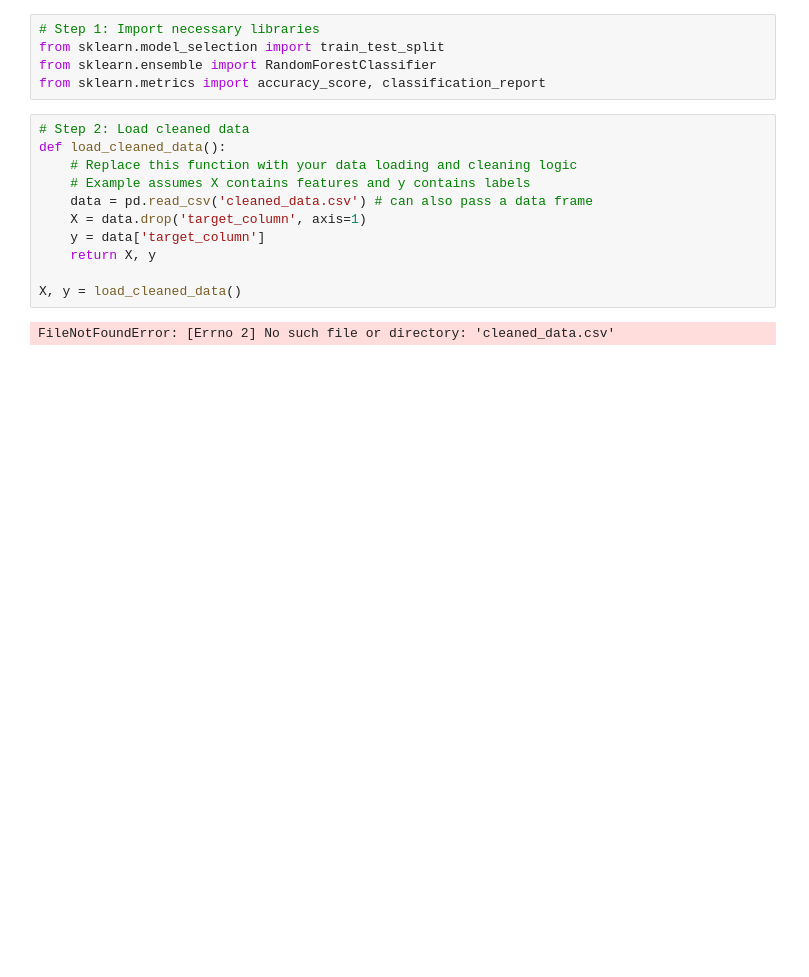
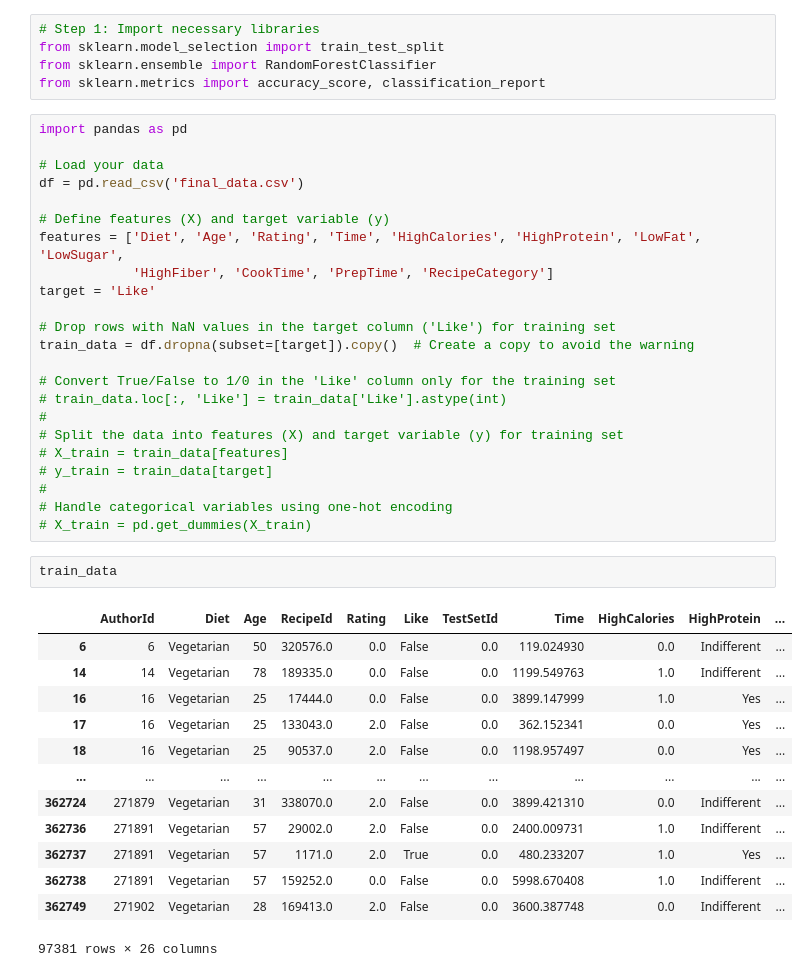
Before and after one commit to tusharkh12/AnalyticsCup, a Jupyter notebook: skilledShark_Submission.ipynb, the cells around one changed output. Cells and saved outputs as stored; diff of their text form; blank space fills up the shorter version.

Commit message:
data cleaned and a final_data.csv created training ML models added

```diff
--- a/skilledShark_Submission.ipynb
+++ b/skilledShark_Submission.ipynb
@@ -651,16 +727,42 @@ from sklearn.model_selection import train_test_split
 from sklearn.ensemble import RandomForestClassifier
 from sklearn.metrics import accuracy_score, classification_report
 # %%
-# Step 2: Load cleaned data
-def load_cleaned_data():
-    # Replace this function with your data loading and cleaning logic
-    # Example assumes X contains features and y contains labels
-    data = pd.read_csv('cleaned_data.csv') # can also pass a data frame
-    X = data.drop('target_column', axis=1)
-    y = data['target_column']
-    return X, y
+import pandas as pd
 
-X, y = load_cleaned_data()
+# Load your data
+df = pd.read_csv('final_data.csv')
+
+# Define features (X) and target variable (y)
+features = ['Diet', 'Age', 'Rating', 'Time', 'HighCalories', 'HighProtein', 'LowFat', 'LowSugar',
+            'HighFiber', 'CookTime', 'PrepTime', 'RecipeCategory']
+target = 'Like'
+
+# Drop rows with NaN values in the target column ('Like') for training set
+train_data = df.dropna(subset=[target]).copy()  # Create a copy to avoid the warning
+
+# Convert True/False to 1/0 in the 'Like' column only for the training set
+# train_data.loc[:, 'Like'] = train_data['Like'].astype(int)
+#
+# Split the data into features (X) and target variable (y) for training set
+# X_train = train_data[features]
+# y_train = train_data[target]
+#
+# Handle categorical variables using one-hot encoding
+# X_train = pd.get_dummies(X_train)
-# %% [output]
-FileNotFoundError: [Errno 2] No such file or directory: 'cleaned_data.csv'
+# %%
+train_data
+# %% [output]
+|  | AuthorId | Diet | Age | RecipeId | Rating | Like | TestSetId | Time | HighCalories | HighProtein | ... |
+| 6 | 6 | Vegetarian | 50 | 320576.0 | 0.0 | False | 0.0 | 119.024930 | 0.0 | Indifferent | ... |
+| 14 | 14 | Vegetarian | 78 | 189335.0 | 0.0 | False | 0.0 | 1199.549763 | 1.0 | Indifferent | ... |
+| 16 | 16 | Vegetarian | 25 | 17444.0 | 0.0 | False | 0.0 | 3899.147999 | 1.0 | Yes | ... |
+| 17 | 16 | Vegetarian | 25 | 133043.0 | 2.0 | False | 0.0 | 362.152341 | 0.0 | Yes | ... |
+| 18 | 16 | Vegetarian | 25 | 90537.0 | 2.0 | False | 0.0 | 1198.957497 | 0.0 | Yes | ... |
+| ... | ... | ... | ... | ... | ... | ... | ... | ... | ... | ... | ... |
+| 362724 | 271879 | Vegetarian | 31 | 338070.0 | 2.0 | False | 0.0 | 3899.421310 | 0.0 | Indifferent | ... |
+| 362736 | 271891 | Vegetarian | 57 | 29002.0 | 2.0 | False | 0.0 | 2400.009731 | 1.0 | Indifferent | ... |
+| 362737 | 271891 | Vegetarian | 57 | 1171.0 | 2.0 | True | 0.0 | 480.233207 | 1.0 | Yes | ... |
+| 362738 | 271891 | Vegetarian | 57 | 159252.0 | 0.0 | False | 0.0 | 5998.670408 | 1.0 | Indifferent | ... |
+| 362749 | 271902 | Vegetarian | 28 | 169413.0 | 2.0 | False | 0.0 | 3600.387748 | 0.0 | Indifferent | ... |
+97381 rows × 26 columns
 # %%
```
Also changed, not shown: parts of 17 cells of this notebook.
